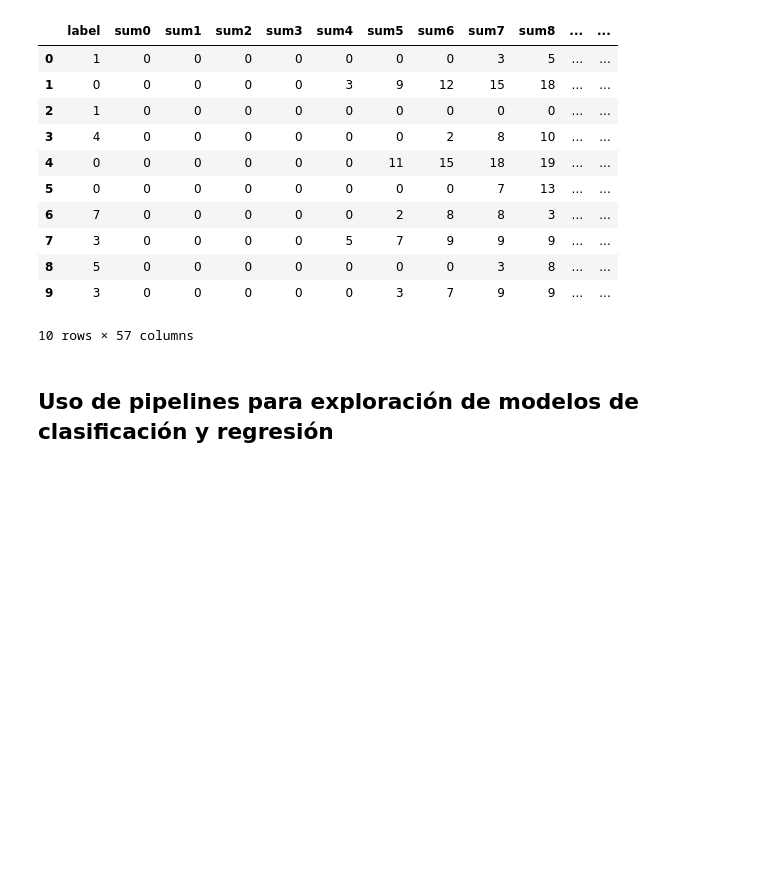
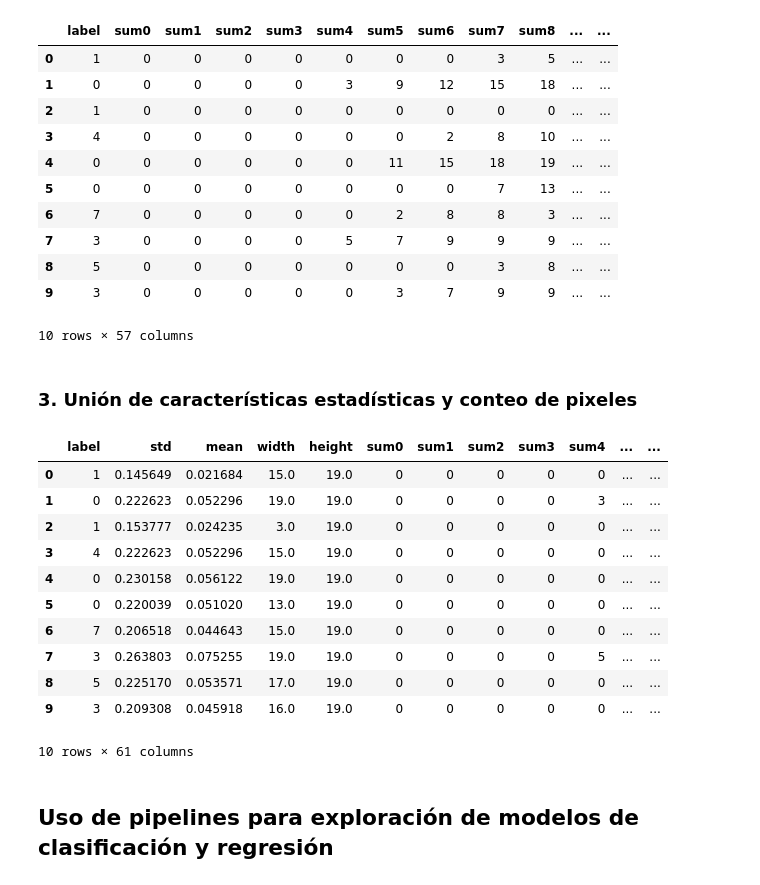
Before and after one commit to Diego-Hiriart/AI-2-Course-Project_HiPaCoSaEsGa, a Jupyter notebook: A_ABET_CourseProject_HiPaCoSaEsGa.ipynb, the cells around one changed output. Saved outputs shown, nothing was run; the diff lists cells and outputs as text; code cells hidden in the pictures; blank space fills up the shorter version.

```diff
--- a/A_ABET_CourseProject_HiPaCoSaEsGa.ipynb
+++ b/A_ABET_CourseProject_HiPaCoSaEsGa.ipynb
@@ -292,12 +312,12 @@ def extract_pixel_count(dataset: pd.DataFrame) -> pd.DataFrame:
         concatenated_sum = np.concatenate((sum_row, sum_col))
         features.loc[index, 'label'] = y
         # Concatenate all features
-        for i, sum in enumerate(concatenated_sum):
-            features.loc[index, f'sum{i}'] = sum
+        feature_labels = [f'sum{i}' for i in range(len(concatenated_sum))]
+        features.loc[index, feature_labels] = concatenated_sum
     features = features.astype(int)
     return features
 # %%
-pixel_count_features = extract_pixel_count(mnist).head(10)
+pixel_count_features = extract_pixel_count(mnist)
 pixel_count_features.head(10)
 # %% [output]
 |  | label | sum0 | sum1 | sum2 | sum3 | sum4 | sum5 | sum6 | sum7 | sum8 | ... | ... |
@@ -312,6 +332,25 @@ pixel_count_features.head(10)
 | 8 | 5 | 0 | 0 | 0 | 0 | 0 | 0 | 0 | 3 | 8 | ... | ... |
 | 9 | 3 | 0 | 0 | 0 | 0 | 0 | 3 | 7 | 9 | 9 | ... | ... |
 10 rows × 57 columns
+# %% [markdown]
+### 3. Unión de características estadísticas y conteo de pixeles
+# %%
+# Join dataframes with statistical features and pixel count features
+joined_features = skeletonized_stats_features.join(pixel_count_features.drop(columns='label'))
+joined_features.head(10)
+# %% [output]
+|  | label | std | mean | width | height | sum0 | sum1 | sum2 | sum3 | sum4 | ... | ... |
+| 0 | 1 | 0.145649 | 0.021684 | 15.0 | 19.0 | 0 | 0 | 0 | 0 | 0 | ... | ... |
+| 1 | 0 | 0.222623 | 0.052296 | 19.0 | 19.0 | 0 | 0 | 0 | 0 | 3 | ... | ... |
+| 2 | 1 | 0.153777 | 0.024235 | 3.0 | 19.0 | 0 | 0 | 0 | 0 | 0 | ... | ... |
+| 3 | 4 | 0.222623 | 0.052296 | 15.0 | 19.0 | 0 | 0 | 0 | 0 | 0 | ... | ... |
+| 4 | 0 | 0.230158 | 0.056122 | 19.0 | 19.0 | 0 | 0 | 0 | 0 | 0 | ... | ... |
+| 5 | 0 | 0.220039 | 0.051020 | 13.0 | 19.0 | 0 | 0 | 0 | 0 | 0 | ... | ... |
+| 6 | 7 | 0.206518 | 0.044643 | 15.0 | 19.0 | 0 | 0 | 0 | 0 | 0 | ... | ... |
+| 7 | 3 | 0.263803 | 0.075255 | 19.0 | 19.0 | 0 | 0 | 0 | 0 | 5 | ... | ... |
+| 8 | 5 | 0.225170 | 0.053571 | 17.0 | 19.0 | 0 | 0 | 0 | 0 | 0 | ... | ... |
+| 9 | 3 | 0.209308 | 0.045918 | 16.0 | 19.0 | 0 | 0 | 0 | 0 | 0 | ... | ... |
+10 rows × 61 columns
 # %% [markdown]
 ## Uso de pipelines para exploración de modelos de clasificación y regresión
 # %% [markdown]
```
Also changed, not shown: parts of 19 cells of this notebook, 2 other files.
